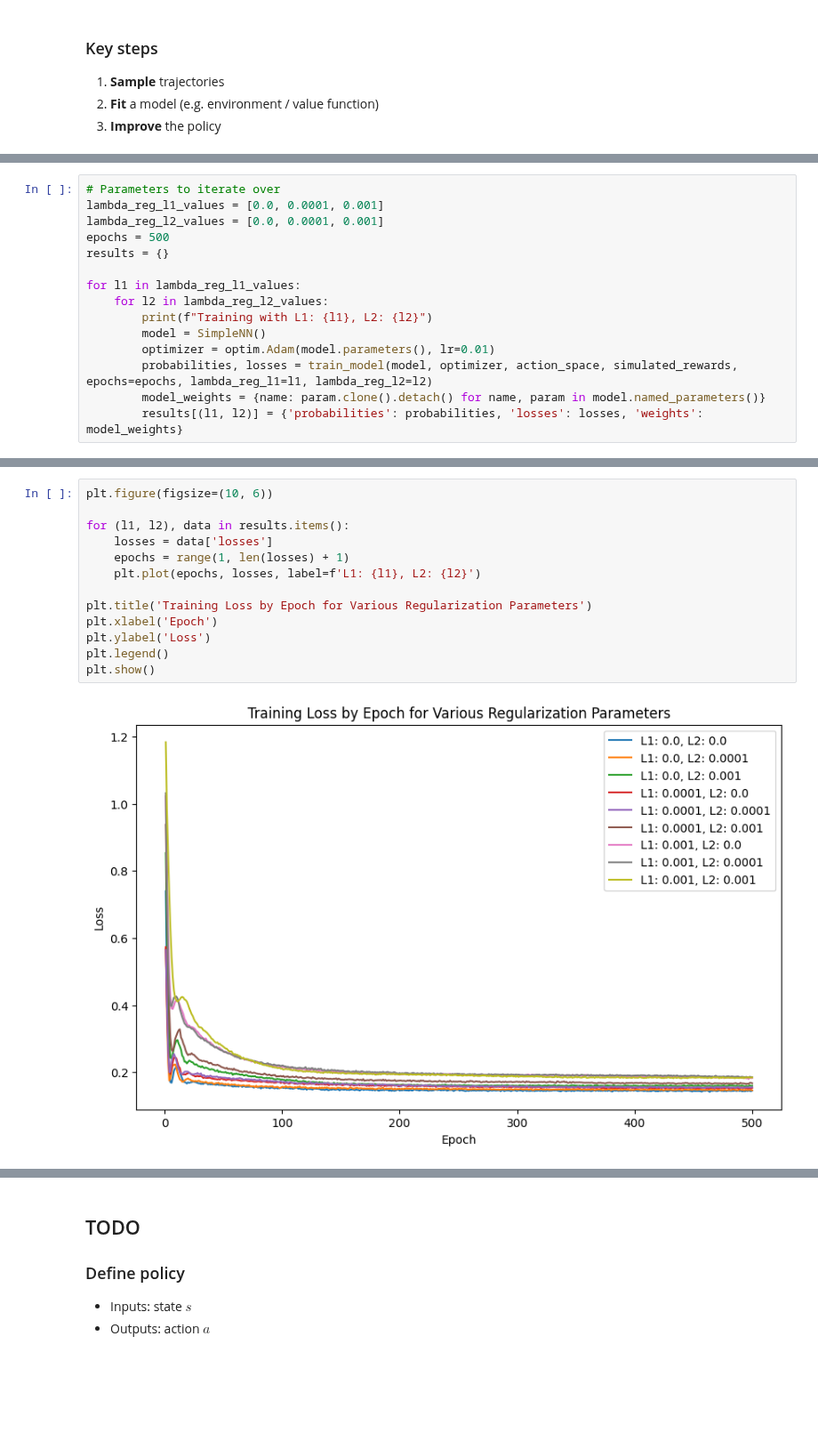
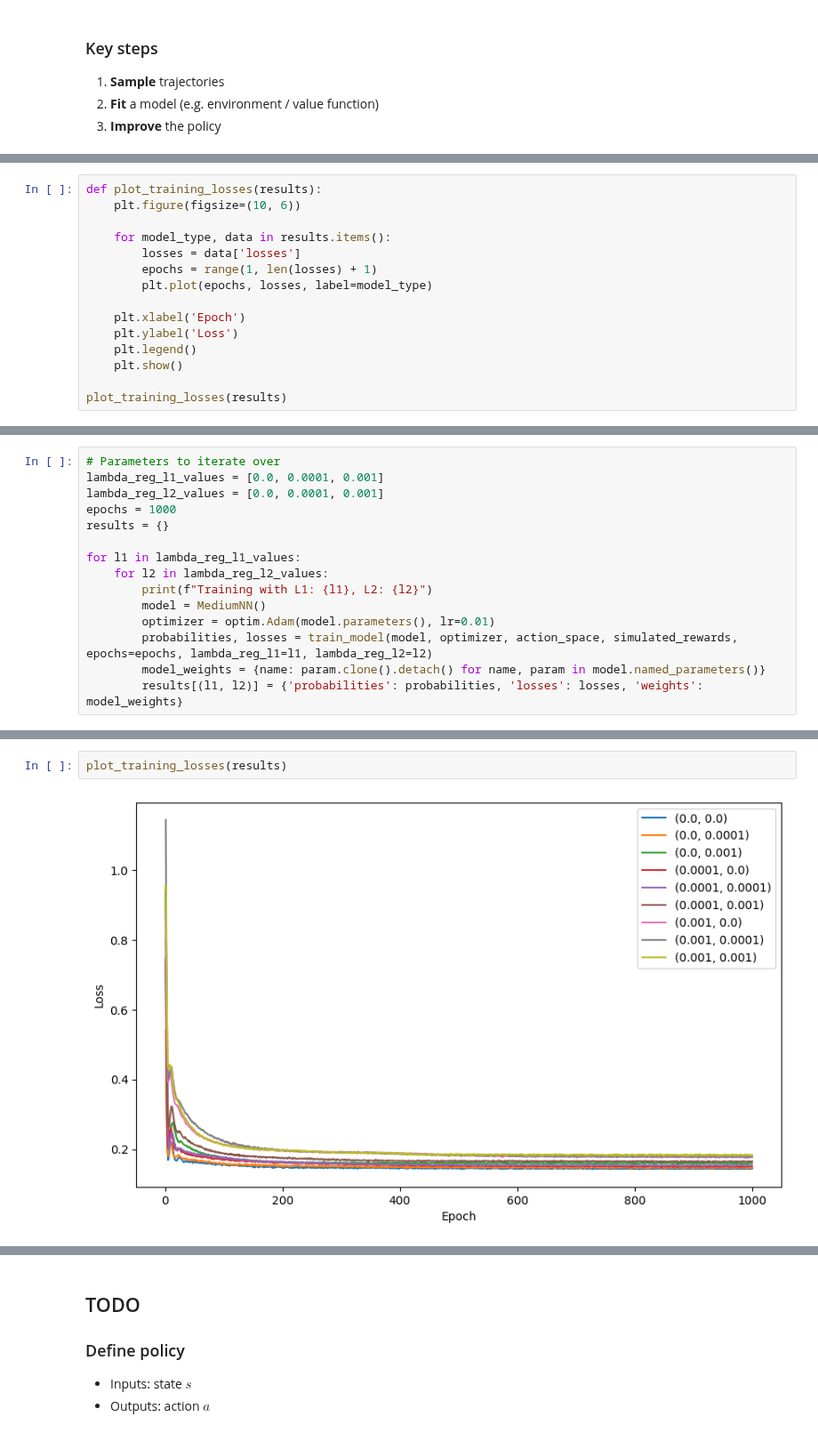
Before and after one commit to callum-lawson/fd-rl, a Jupyter notebook: bandits_pytorch.ipynb, the cells around one changed output, grey strips where cells are left out. Shown at 89% size. Drawn from its saved outputs; the diff is of its cells as text; blank space fills up the shorter version.

```diff
--- a/bandits_pytorch.ipynb
+++ b/bandits_pytorch.ipynb
@@ -177,0 +290,15 @@ def train_model(model, optimizer, actions, rewards, epochs=1000, lambda_reg_l1=0
+# %%
+def plot_training_losses(results):
+    plt.figure(figsize=(10, 6))
+
+    for model_type, data in results.items():
+        losses = data['losses']
+        epochs = range(1, len(losses) + 1)
+        plt.plot(epochs, losses, label=model_type)
+
+    plt.xlabel('Epoch')
+    plt.ylabel('Loss')
+    plt.legend()
+    plt.show()
+
+plot_training_losses(results)
@@ -179,13 +321,13 @@ def train_model(model, optimizer, actions, rewards, epochs=1000, lambda_reg_l1=0
 # Parameters to iterate over
 lambda_reg_l1_values = [0.0, 0.0001, 0.001]
 lambda_reg_l2_values = [0.0, 0.0001, 0.001]
-epochs = 500
+epochs = 1000
 results = {}
 
 for l1 in lambda_reg_l1_values:
     for l2 in lambda_reg_l2_values:
         print(f"Training with L1: {l1}, L2: {l2}")
-        model = SimpleNN()
+        model = MediumNN()
         optimizer = optim.Adam(model.parameters(), lr=0.01)
         probabilities, losses = train_model(model, optimizer, action_space, simulated_rewards, epochs=epochs, lambda_reg_l1=l1, lambda_reg_l2=l2)
         model_weights = {name: param.clone().detach() for name, param in model.named_parameters()}
@@ -248,18 +435,7 @@ Epoch 400, Loss: 0.18422472476959229
 # %%
-plt.figure(figsize=(10, 6))
-
-for (l1, l2), data in results.items():
-    losses = data['losses']
-    epochs = range(1, len(losses) + 1)
-    plt.plot(epochs, losses, label=f'L1: {l1}, L2: {l2}')
-
-plt.title('Training Loss by Epoch for Various Regularization Parameters')
-plt.xlabel('Epoch')
-plt.ylabel('Loss')
-plt.legend()
-plt.show()
+plot_training_losses(results)
 # %% [output]
-[figure, old version]
+[figure, new version]
 # %%
 # Number of rows and columns for the subplot grid
 num_rows = len(lambda_reg_l1_values)
```
Also changed, not shown: parts of 8 cells of this notebook.
